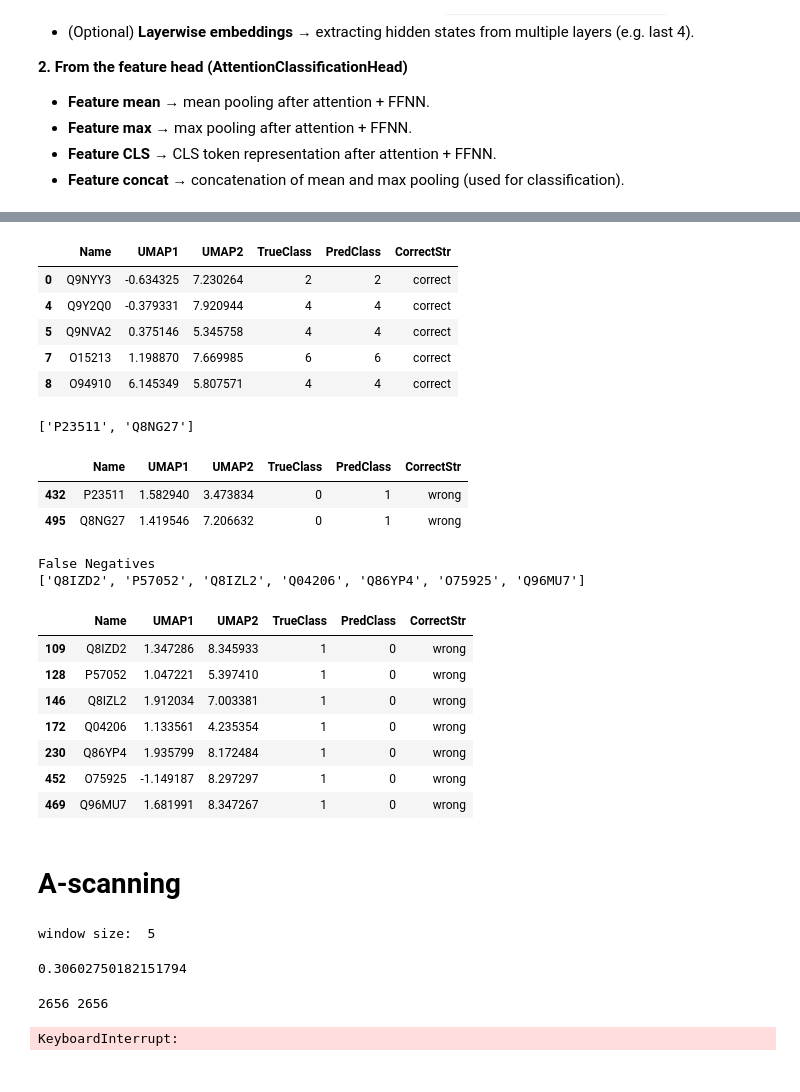
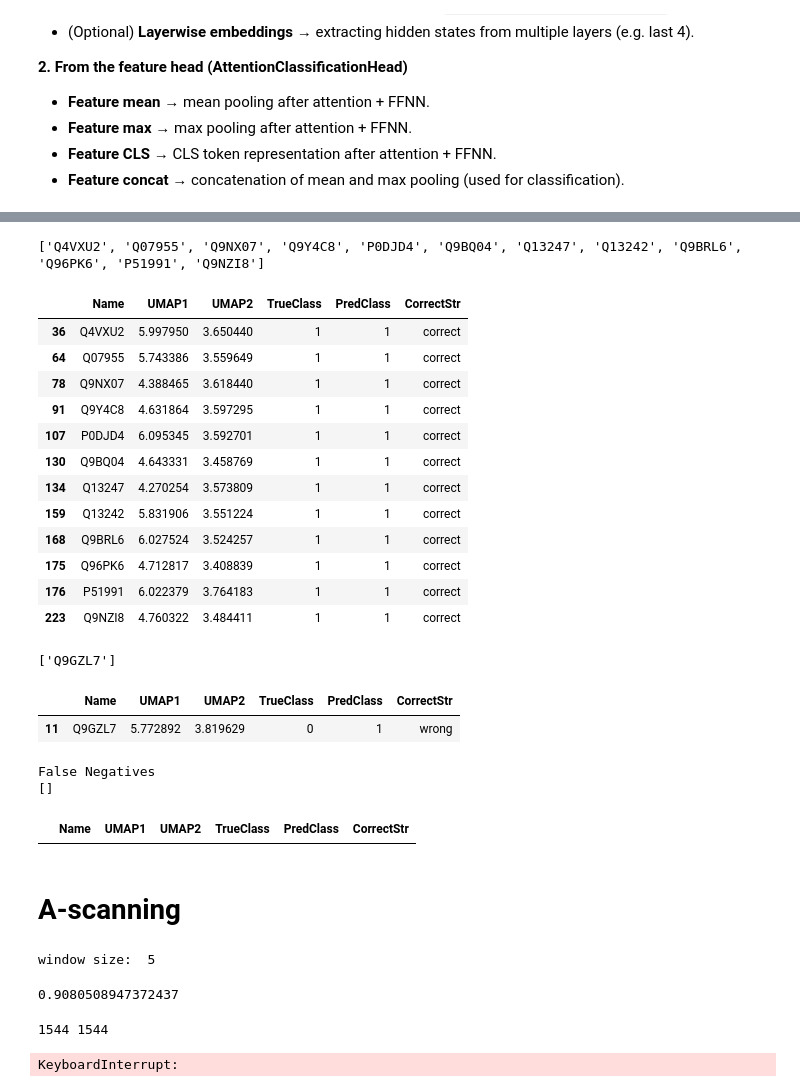
Before and after one commit to 8gabri8/ESMSec, a Jupyter notebook: my_train.ipynb, the cells around one changed output, grey strips where cells are left out. Drawn from its saved outputs; the diff is of its cells as text; code cells hidden in the pictures.

```diff
--- a/my_train.ipynb
+++ b/my_train.ipynb
@@ -39,12 +39,12 @@ print(torch.__version__)
 config = {
     "SEED": 42,             # Random seed
 
-    "NUM_EPOCHS": 400,       # Total Epochs in training
-    "EVAL_EPOCH_FREQ": 50,   # Evaluation frequency
-    "BATCH_SIZE": 64,       # Batch size
-    "LR": 1e-4,             # Learning rate
+    "NUM_EPOCHS": 150,       # Total Epochs in training
+    "EVAL_EPOCH_FREQ": 5,   # Evaluation frequency
+    "BATCH_SIZE": 128,       # Batch size
+    "LR": 1e-5,             # Learning rate
     "LR_DECAY_GAMMA": 0.8,    # Learning rate decays
-    "LR_DECAY_STEPS_EPOCHS": 50, # Learning rate decay steps
+    "LR_DECAY_STEPS_EPOCHS": 2, # Learning rate decay steps
     "L2_REG": 0.01, # avoid to big weigths (imprve generalisation) (1 - weigths)
 
     "PROTEIN_MAX_LENGTH": 1000, # Max protein length (for ESM2)
@@ -52,13 +52,12 @@ config = {
     "PRETRAIN_ESM_CACHE_DIR": "/home/gdallagl/myworkdir/data/esm2-models", # ESM2 model cache dir
     "DEVICE": "cuda" if torch.cuda.is_available() else "cpu", # Device to use (cuda or cpu)
 
-    "DATASET_PATH": "/home/gdallagl/myworkdir/ESMSec/data/secreted/dataset_condensate.csv", #"/home/gdallagl/myworkdir/ESMSec/data/secreted/dataset_lysoVSsecreted.csv", #'/home/gdallagl/myworkdir/ESMSec/data/cell_cycle/datasets/cc_dataset_final.csv', #"/home/gdallagl/myworkdir/ESMSec/data/cell_cycle/datasets/nucleolus_final_dataset.csv", #"/home/gdallagl/myworkdir/ESMSec/data/cell_cycle/cell-cycle-dataset_2:3.csv",  #"/home/gdallagl/myworkdir/ESMSec/data/cell_cycle/only-guaranteed_cell-cycle-dataset_2:3.csv", #"/home/gdallagl/myworkdir/ESMSec/data/cell_cycle/cell-cycle-dataset_2:3.csv",
+    "DATASET_PATH": "/home/gdallagl/myworkdir/data/cell_cycle/datasets/protein_classification_cluster_43_leiden_all_initial_loose.csv", #"/home/gdallagl/myworkdir/ESMSec/data/secreted/dataset_lysoVSsecreted.csv", #'/home/gdallagl/myworkdir/ESMSec/data/cell_cycle/datasets/cc_dataset_final.csv', #"/home/gdallagl/myworkdir/ESMSec/data/cell_cycle/datasets/nucleolus_final_dataset.csv", #"/home/gdallagl/myworkdir/ESMSec/data/cell_cycle/cell-cycle-dataset_2:3.csv",  #"/home/gdallagl/myworkdir/ESMSec/data/cell_cycle/only-guaranteed_cell-cycle-dataset_2:3.csv", #"/home/gdallagl/myworkdir/ESMSec/data/cell_cycle/cell-cycle-dataset_2:3.csv",
     "PATH_TO_SAVE_MODEL": "/home/gdallagl/myworkdir/ESMSec/data/trained_models/cell_cycle_trained_model.pth", # Path to save the model
 
-    "TYPE_HEAD":"LR",# "attention", #"MLP", "LR", gating_transformer
+    "TYPE_HEAD":"MLP",# "attention", #"MLP", "LR", gating_transformer
     "TYPE_EMB_FOR_CLASSIFICATION": "cls", #"concat(agg_mean, agg_max)", #"contextualized_embs", #"concat(agg_mean, agg_max)",cls, stacked_linearized_all
     "FROM_PRECOMPUTED_EMBS": True,
-    "FORCE_RECOMPUTE_PRECOMPUTED_EMBS": False,
 }
 config["PRECOMPUTED_EMBS_PATH"] = os.path.join( # all uniprot human and reviewed
     f"/home/gdallagl/myworkdir/ESMSec/data/UniProt/precomputed_embs",
@@ -157,11 +156,13 @@ if config["FROM_PRECOMPUTED_EMBS"]:
         raise FileNotFoundError(msg)
 
     print(f"Reading subset uniprot embs back from file: {config['PRECOMPUTED_EMBS_PATH']}...")
-    cache_data["embedding"] = my_dataset.load_embs_safetensor(
-        config["PRECOMPUTED_EMBS_PATH"],
-        config["PRECOMPUTED_EMBS_PATH_PROTEIN_NAMES"],
-        cache_data
+
+    embs, protein_names_selected = my_dataset.load_embs_safetensor(
+        precomputed_embs_path=config["PRECOMPUTED_EMBS_PATH"], # path with tensors
+        protein_names_path=config["PRECOMPUTED_EMBS_PATH"].replace('.safetensors', '_names.json'), # path with the prtein names of the tenoser
+        protein_to_select=cache_data["protein"] # take all
         )
+    cache_data["embedding"] = embs
 else:
     print("No precomputed embs")
 # %% [output]
@@ -656,45 +665,46 @@ Plotting UMAP embeddings...
 # %%
 df_precomputed = df["precomputed_embs"].copy()
 #df_precomputed = df["class_head_embs_mlp_layer3"].copy()
 
 # wrong lablled
-display(df_precomputed[(df_precomputed.CorrectStr == "correct")].head(5))
+TP_df = df_precomputed[(df_precomputed.CorrectStr == "correct") & (df_precomputed.TrueClass == "1")]
+print(TP_df.Name.to_list())
+display(TP_df)
 
 FP_df = df_precomputed[(df_precomputed.TrueClass == "0") & (df_precomputed.PredClass == "1")]
 print(FP_df.Name.to_list())
 display(FP_df)
 
 print("\nFalse Negatives")
 FN_df = df_precomputed[(df_precomputed.TrueClass == "1") & (df_precomputed.PredClass == "0")]
 print(FN_df.Name.to_list())
 display(FN_df)
 # %% [output]
+['Q4VXU2', 'Q07955', 'Q9NX07', 'Q9Y4C8', 'P0DJD4', 'Q9BQ04', 'Q13247', 'Q13242', 'Q9BRL6', 'Q96PK6', 'P51991', 'Q9NZI8']
 |  | Name | UMAP1 | UMAP2 | TrueClass | PredClass | CorrectStr |
-| 0 | Q9NYY3 | -0.634325 | 7.230264 | 2 | 2 | correct |
-| 4 | Q9Y2Q0 | -0.379331 | 7.920944 | 4 | 4 | correct |
-| 5 | Q9NVA2 | 0.375146 | 5.345758 | 4 | 4 | correct |
-| 7 | O15213 | 1.198870 | 7.669985 | 6 | 6 | correct |
-| 8 | O94910 | 6.145349 | 5.807571 | 4 | 4 | correct |
+| 36 | Q4VXU2 | 5.997950 | 3.650440 | 1 | 1 | correct |
+| 64 | Q07955 | 5.743386 | 3.559649 | 1 | 1 | correct |
+| 78 | Q9NX07 | 4.388465 | 3.618440 | 1 | 1 | correct |
+| 91 | Q9Y4C8 | 4.631864 | 3.597295 | 1 | 1 | correct |
+| 107 | P0DJD4 | 6.095345 | 3.592701 | 1 | 1 | correct |
+| 130 | Q9BQ04 | 4.643331 | 3.458769 | 1 | 1 | correct |
+| 134 | Q13247 | 4.270254 | 3.573809 | 1 | 1 | correct |
+| 159 | Q13242 | 5.831906 | 3.551224 | 1 | 1 | correct |
+| 168 | Q9BRL6 | 6.027524 | 3.524257 | 1 | 1 | correct |
+| 175 | Q96PK6 | 4.712817 | 3.408839 | 1 | 1 | correct |
+| 176 | P51991 | 6.022379 | 3.764183 | 1 | 1 | correct |
+| 223 | Q9NZI8 | 4.760322 | 3.484411 | 1 | 1 | correct |
-['P23511', 'Q8NG27']
+['Q9GZL7']
 |  | Name | UMAP1 | UMAP2 | TrueClass | PredClass | CorrectStr |
-| 432 | P23511 | 1.582940 | 3.473834 | 0 | 1 | wrong |
-| 495 | Q8NG27 | 1.419546 | 7.206632 | 0 | 1 | wrong |
+| 11 | Q9GZL7 | 5.772892 | 3.819629 | 0 | 1 | wrong |
-False Negatives
-['Q8IZD2', 'P57052', 'Q8IZL2', 'Q04206', 'Q86YP4', 'O75925', 'Q96MU7']
+False Negatives
+[]
 |  | Name | UMAP1 | UMAP2 | TrueClass | PredClass | CorrectStr |
-| 109 | Q8IZD2 | 1.347286 | 8.345933 | 1 | 0 | wrong |
-| 128 | P57052 | 1.047221 | 5.397410 | 1 | 0 | wrong |
-| 146 | Q8IZL2 | 1.912034 | 7.003381 | 1 | 0 | wrong |
-| 172 | Q04206 | 1.133561 | 4.235354 | 1 | 0 | wrong |
-| 230 | Q86YP4 | 1.935799 | 8.172484 | 1 | 0 | wrong |
-| 452 | O75925 | -1.149187 | 8.297297 | 1 | 0 | wrong |
-| 469 | Q96MU7 | 1.681991 | 8.347267 | 1 | 0 | wrong |
 # %% [markdown]
 # A-scanning
 # %%
-PROTEIN = "P02545" #df[(df["CorrectStr"] == "correct") & (df["TrueClass"] == "1")].iloc[0].Name
-    # Q4QAE3
-#"A0A8V8TKW5" #"P39039" # "Q91VU0"
+PROTEIN = "P31483" #df[(df["CorrectStr"] == "correct") & (df["TrueClass"] == "1")].iloc[0].Name
+
 WINDOW_SIZE_FRACTION = 0.01 # 10% of sequence length
 SUBSTITUTE_AA = ["A", "R", "E", "F"] #"<pad>", "A", "P"
 WINDOW_SIZE_SUBSTITUION = 5 #int(single_protein_info.trunc_sequence_length * WINDOW_SIZE_FRACTION // 2 * 2 + 1) # make it odd
@@ -731,7 +741,7 @@ cache_mutations = {
     "protein": [selected_protein_data["protein"][0]] * tot_mutations,
     "label": torch.tensor([selected_protein_data["label"][0]] * tot_mutations),
     "set": [selected_protein_data["set"][0]] * tot_mutations,
-    "sequence": all_mutated_seqs,
+    "sequence": [selected_protein_data["truncated_sequence"][0]], # use
     "truncated_sequence": all_mutated_seqs,
 }
 # tokenize AS ABOVE (start ntoebook)
@@ -749,8 +759,8 @@ cache_mutations[ 'attention_mask'] =  encoded["attention_mask"]
 cache_mutations["embedding"] = torch.zeros((tot_mutations, 1), dtype=torch.float32)
 # %% [output]
 window size:  5
-0.30602750182151794
+0.9080508947372437
-2656 2656
+1544 1544
 # %%
 scan_results = my_scanning.multi_aa_scanning_final(
     model=net,
```
Also changed, not shown: parts of 17 cells of this notebook, 5 other files.
